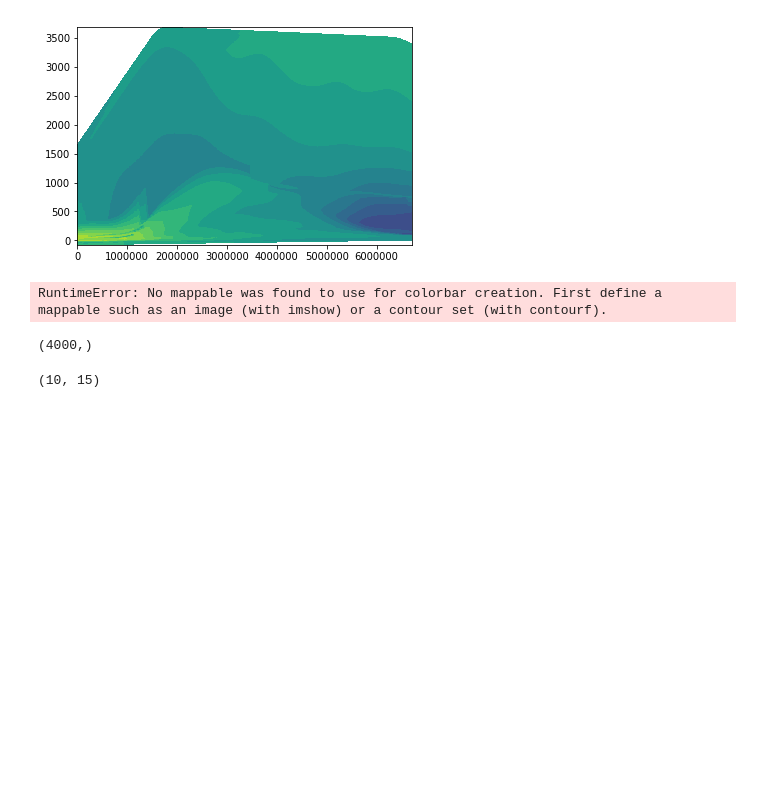
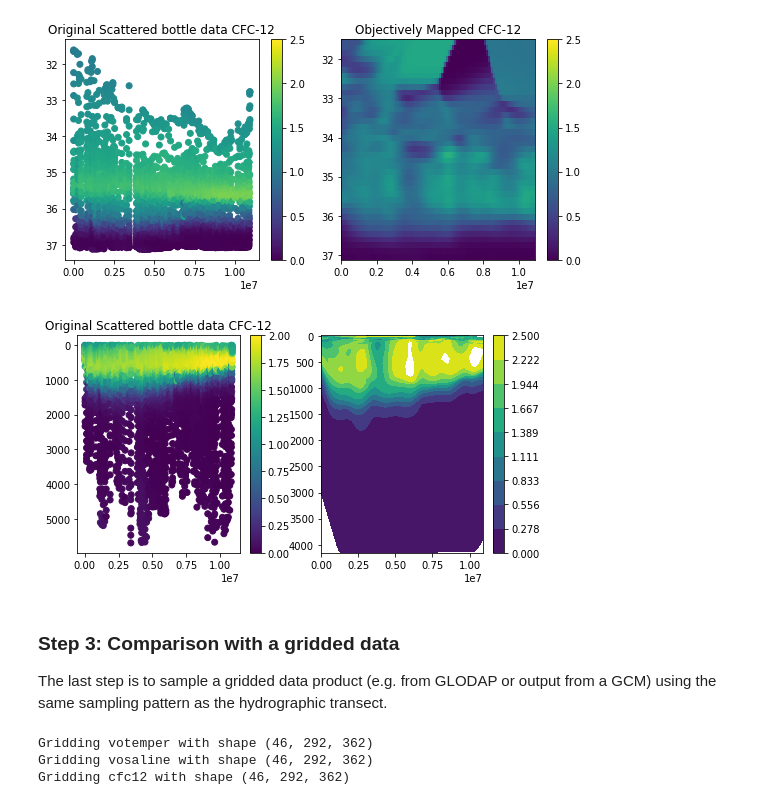
Before and after one commit to ashao/cchdo_toolkit, a Jupyter notebook: cchdo_example.ipynb, the cells around one changed output. Saved outputs shown, nothing was run; the diff lists cells and outputs as text; code cells hidden in the pictures; blank space fills up the shorter version.

Commit message:
-Include routines for mapping gridded data onto a given transect -Also cchdo_example notebook is an actual example and not just a scratch  space

```diff
--- a/cchdo_example.ipynb
+++ b/cchdo_example.ipynb
@@ -12,4 +15,4 @@ reload(cchdo_tools)
 # %%
-datapath = '/mnt/disk2/data/cchdo/subset/'
+datapath = '/HOME/ras/datasets/cchdo/subset/'
 cruises = cchdo_tools.extract_all_expos(datapath = datapath, fields_in = ['freon_11','freon_12','bottle_oxygen'])
 # %% [output]
@@ -17,3 +25,4 @@ Expocode 33RO200501 has 123 files
 # %%
-remap = cchdo_tools.grid_expo_variables(cruises['33RO200501'], ['temperature','pressure','freon_11','freon_12','bottle_oxygen'],xvar='distance',yvar='sigma0',nx=100,ny=40,xcorr=1e6,ycorr=0.1,npass=4)
+name = '33RR20090320'
+remap = cchdo_tools.grid_transect_variables(cruises[name]['bottle'], ['temperature','pressure','freon_11','freon_12','bottle_oxygen'],xvar='distance',yvar='sigma2',xcorr=5e5,ycorr=0.2,nx=100,ny=40,npass=2)
 # %% [output]
@@ -50,11 +45,0 @@ plt.show()
-# %%
-plt.tricontourf(remap['distance'].flatten(),remap['pressure'].flatten(),remap['bottle_oxygen'].flatten(),np.linspace(0,400,20))
-plt.show()
-plt.colorbar()
-# %% [output]
-[figure, removed]
-RuntimeError: No mappable was found to use for colorbar creation. First define a mappable such as an image (with imshow) or a contour set (with contourf).
-# %%
-remap['pressure'].flatten().shape
-# %% [output]
-(4000,)
@@ -63,4 +46,33 @@ b=b+5
-# %%
-a,b
-# %% [output]
-(10, 15)
+# %%
+plt.figure(figsize = (8,4))
+
+plt.subplot(1,2,1)
+plt.scatter(cruises[name]['bottle']['distance'],cruises[name]['bottle']['sigma2'], c =cruises[name]['bottle']['freon_12'],vmin=0,vmax=2.5)
+plt.title('Original Scattered bottle data CFC-12')
+plt.gca().invert_yaxis()
+plt.colorbar()
+plt.subplot(1,2,2)
+plt.pcolormesh(remap['distance'],remap['sigma2'],remap['freon_12'],vmin=0,vmax=2.5)
+plt.gca().invert_yaxis()
+plt.colorbar()
+plt.title('Objectively Mapped CFC-12')
+plt.tight_layout()
+# %% [output]
+[figure, added]
+# %%
+plt.figure(figsize = (8,4))
+plt.subplot(1,2,1)
+plt.scatter(cruises[name]['bottle']['distance'],cruises[name]['bottle']['pressure'], c =cruises[name]['bottle']['freon_12'],vmin=0,vmax=2)
+plt.title('Original Scattered bottle data CFC-12')
+plt.gca().invert_yaxis()
+plt.colorbar()
+plt.subplot(1,2,2)
+plt.tricontourf(remap['distance'].flatten(),remap['pressure'].flatten(),remap['freon_11'].flatten(),np.linspace(0,2.5,10))
+plt.colorbar()
+plt.gca().invert_yaxis()
+plt.show()
+# %% [output]
+[figure, added]
+# %% [markdown]
+### Step 3: Comparison with a gridded data
+The last step is to sample a gridded data product (e.g. from GLODAP or output from a GCM) using the same sampling pattern as the hydrographic transect.
@@ -66,0 +87,7 @@ a,b
+# %%
+fields_to_remap = ['votemper','vosaline','cfc12'];
+model_sample = cchdo_tools.map_gridded_fields_to_expo(cruises[name]['station'],model,fields_to_remap,tidx=5)
+# %% [output]
+Gridding votemper with shape (46, 292, 362)
+Gridding vosaline with shape (46, 292, 362)
+Gridding cfc12 with shape (46, 292, 362)
```
Also changed, not shown: parts of 15 cells of this notebook, 1 other file.
